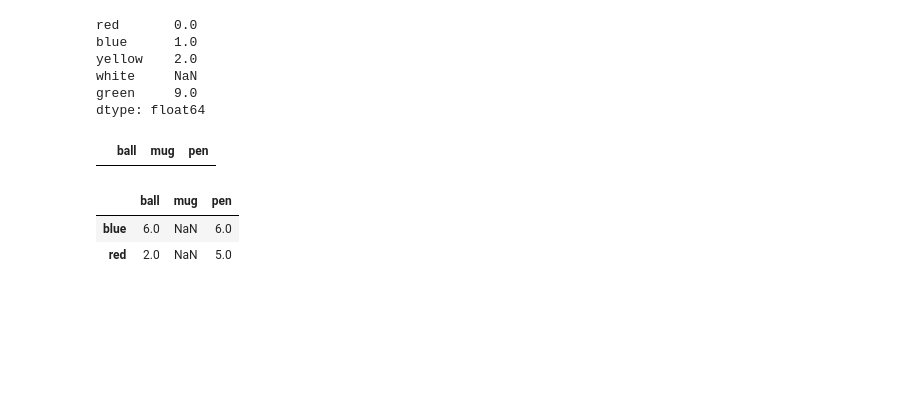
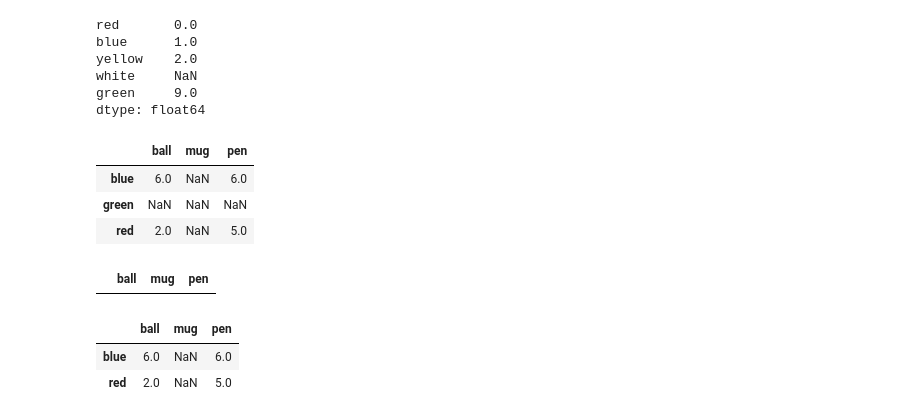
Before and after one commit to trilgar/kibit-python, a Jupyter notebook: lesson20/pandas series.ipynb, the cells around one changed output. Cells and saved outputs as stored; diff of their text form; code cells hidden in the pictures; blank space fills up the shorter version.

```diff
--- a/lesson20/pandas series.ipynb
+++ b/lesson20/pandas series.ipynb
@@ -240,13 +240,19 @@ dtype: float64
 # %%
 frame3 = pd.DataFrame(
     [[6, np.nan, 6], [np.nan, np.nan, np.nan], [2, np.nan, 5]],
     index=['blue', 'green', 'red'],
     columns=['ball', 'mug', 'pen']
 )
-
-frame3.dropna()
+frame3
 # %% [output]
 |  | ball | mug | pen |
+| blue | 6.0 | NaN | 6.0 |
+| green | NaN | NaN | NaN |
+| red | 2.0 | NaN | 5.0 |
+# %%
+frame3.dropna()
+# %% [output]
+|  | ball | mug | pen |
 # %%
 
 frame3.dropna(how='all')
```
Also changed, not shown: parts of 7 cells of this notebook, 11 other files.
